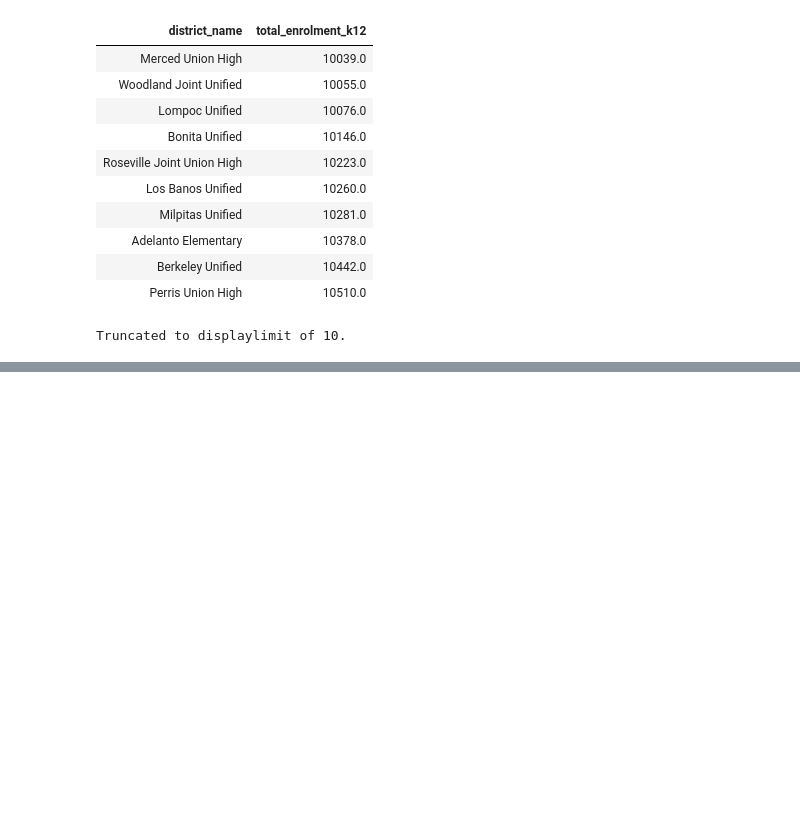
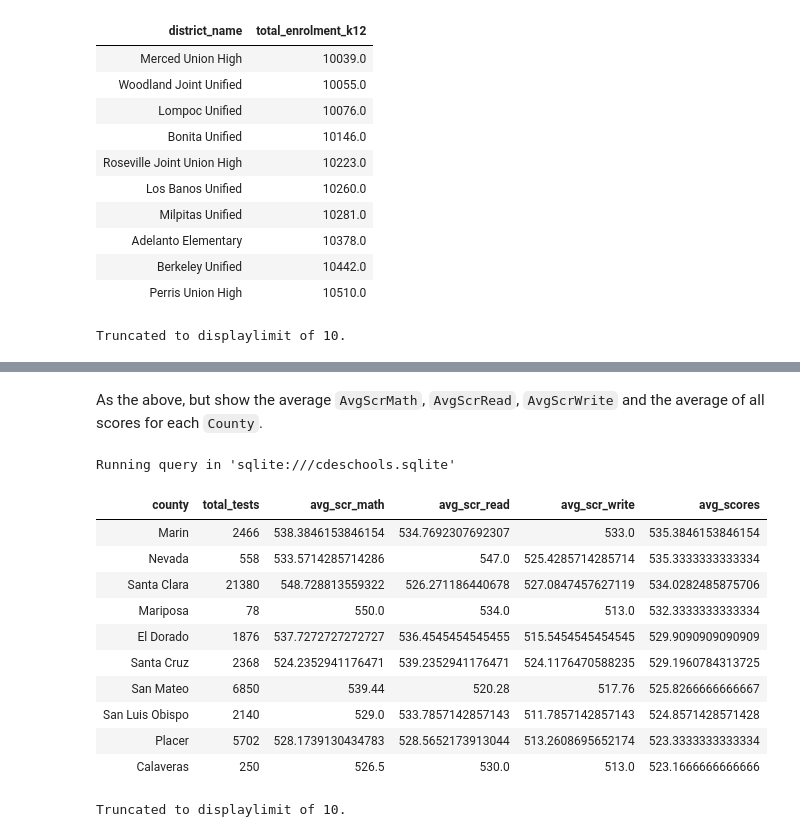
Before and after one commit to pedro-leitao/sql-practice, a Jupyter notebook: practice.ipynb, the cells around one changed output, grey strips where cells are left out. Saved outputs shown, nothing was run; the diff lists cells and outputs as text; code cells hidden in the pictures; blank space fills up the shorter version.

```diff
--- a/practice.ipynb
+++ b/practice.ipynb
@@ -193,0 +312,32 @@ Truncated to displaylimit of 10.
+# %% [markdown]
+As the above, but show the average `AvgScrMath`, `AvgScrRead`, `AvgScrWrite` and the average of all scores for each `County`.
+# %%
+%%sql
+WITH T AS (
+    SELECT
+        schools.County AS county,
+        SUM(satscores.NumTstTakr) AS total_tests,
+        AVG(satscores.AvgScrMath) AS avg_scr_math,
+        AVG(satscores.AvgScrRead) AS avg_scr_read,
+        AVG(satscores.AvgScrWrite) AS avg_scr_write
+    FROM schools
+    INNER JOIN satscores ON schools.CDSCode = satscores.cds
+    GROUP BY county
+)
+SELECT *, (avg_scr_math + avg_scr_read + avg_scr_write) / 3 AS avg_scores
+FROM T
+ORDER BY avg_scores DESC;
+# %% [output]
+Running query in 'sqlite:///cdeschools.sqlite'
+| county | total_tests | avg_scr_math | avg_scr_read | avg_scr_write | avg_scores |
+| Marin | 2466 | 538.3846153846154 | 534.7692307692307 | 533.0 | 535.3846153846154 |
+| Nevada | 558 | 533.5714285714286 | 547.0 | 525.4285714285714 | 535.3333333333334 |
+| Santa Clara | 21380 | 548.728813559322 | 526.271186440678 | 527.0847457627119 | 534.0282485875706 |
+| Mariposa | 78 | 550.0 | 534.0 | 513.0 | 532.3333333333334 |
+| El Dorado | 1876 | 537.7272727272727 | 536.4545454545455 | 515.5454545454545 | 529.9090909090909 |
+| Santa Cruz | 2368 | 524.2352941176471 | 539.2352941176471 | 524.1176470588235 | 529.1960784313725 |
+| San Mateo | 6850 | 539.44 | 520.28 | 517.76 | 525.8266666666667 |
+| San Luis Obispo | 2140 | 529.0 | 533.7857142857143 | 511.7857142857143 | 524.8571428571428 |
+| Placer | 5702 | 528.1739130434783 | 528.5652173913044 | 513.2608695652174 | 523.3333333333334 |
+| Calaveras | 250 | 526.5 | 530.0 | 513.0 | 523.1666666666666 |
+Truncated to displaylimit of 10.
```
Also changed, not shown: parts of 26 cells of this notebook.
